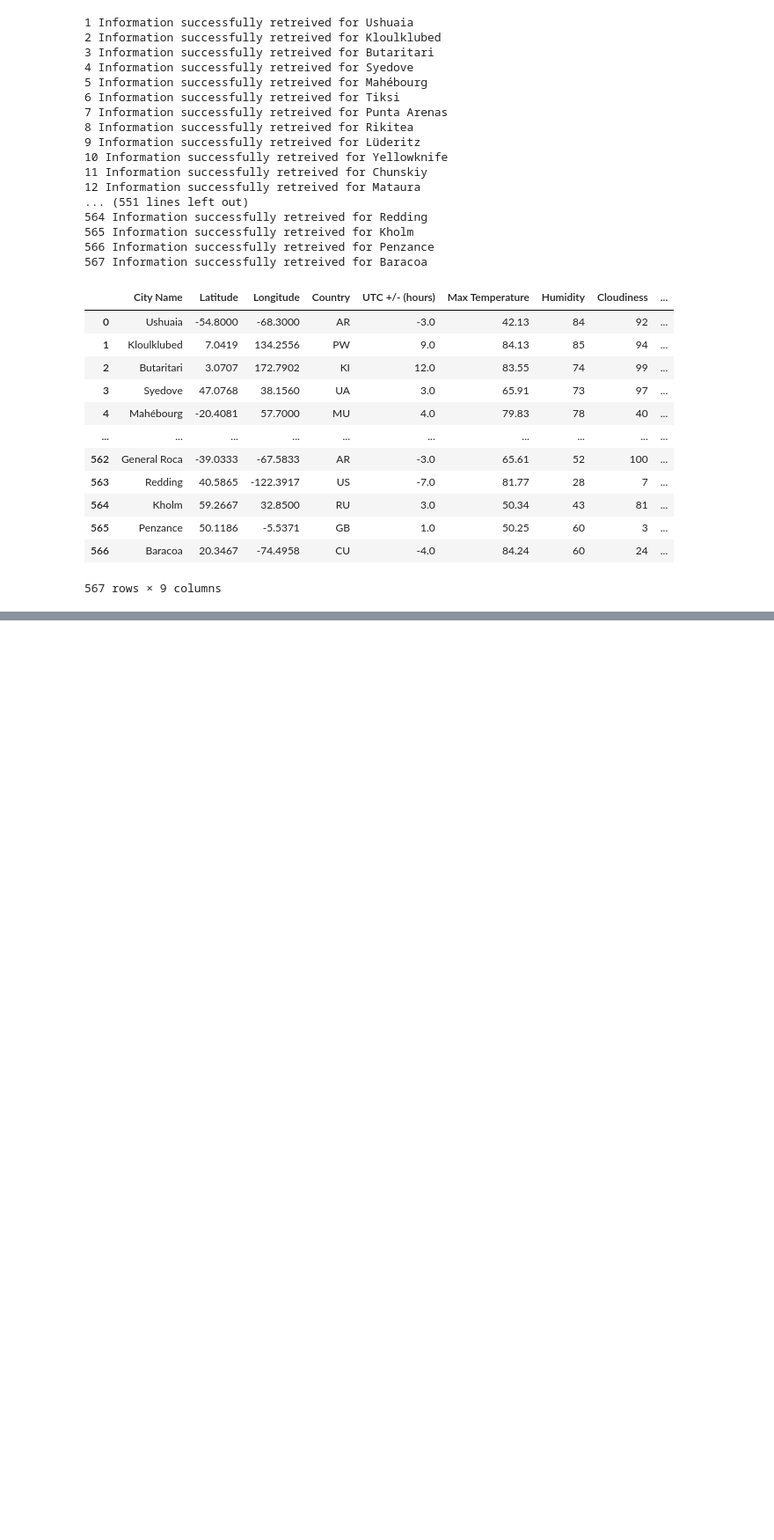
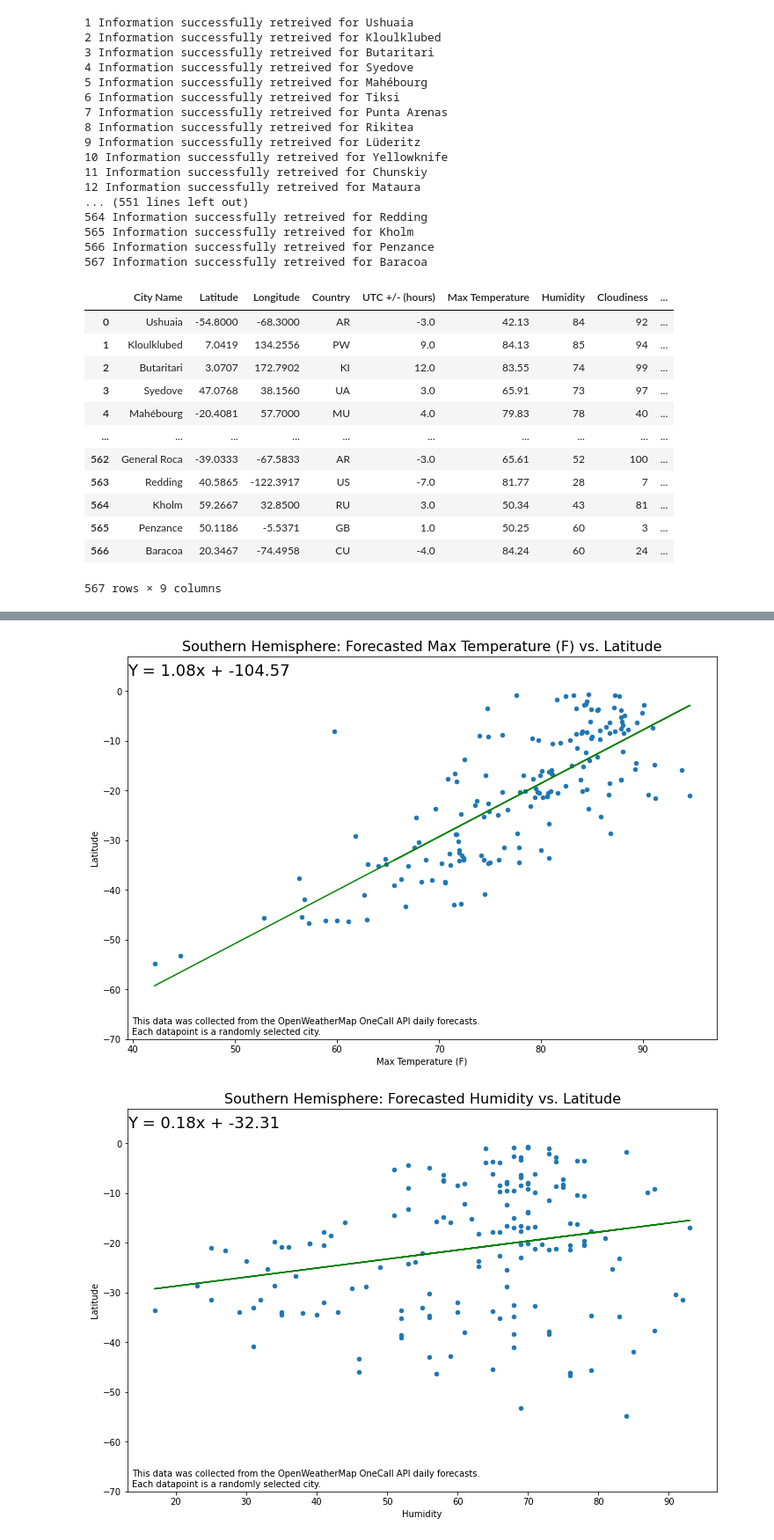
Before and after one commit to bakerv/API-Challenge, a Jupyter notebook: WeatherPy/main.ipynb, the cells around one changed output, grey strips where cells are left out. Shown: that part at 88% size. Saved outputs shown, nothing was run; the diff lists cells and outputs as text; code cells hidden in the pictures; blank space fills up the shorter version.

```diff
--- a/WeatherPy/main.ipynb
+++ b/WeatherPy/main.ipynb
@@ -259,6 +218,0 @@ northernhemisphere = citydata[citydata['Latitude']>0]
-# %%
-comparelist = ['Max Temperature','Humidity','Cloudiness','Wind Speed']
-for element in comparelist:
-    southernhemisphere.plot.scatter(element,"Latitude", figsize = (12,8),title=f'Correlation Between Forecasted {element} and Latitude')
-    print(f'''These visualization is exploring the relationship between {element} and latitude for randomly selected cities.
-          This data was collected from the OpenWeatherMap API.''')
@@ -278,6 +218,0 @@ These visualization is exploring the relationship between Wind Speed and latitud
-# %%
-comparelist = ['Max Temperature','Humidity','Cloudiness','Wind Speed']
-for element in comparelist:
-    northernhemisphere.plot.scatter(element,"Latitude", figsize = (12,8),title=f'Correlation Between Forecasted {element} and Latitude')
-    print(f'''These visualization is exploring the relationship between {element} and latitude for randomly selected cities.
-          This data was collected from the OpenWeatherMap API.''')
@@ -296,0 +219,27 @@ These visualization is exploring the relationship between Wind Speed and latitud
+# %%
+#Southern Hemisphere Visualizations
+
+#Create a loop to make all plots
+for element in comparelist:
+    #Generate the base plot
+    southernhemisphere.plot.scatter(element,"Latitude", figsize = (12,8),ylim = (-70,7))
+
+    # perform linear regression and plot the resulting equation
+    varaxis = southernhemisphere[f"{element}"]
+    (m,b,rvalue,pvalue,stderr) = st.linregress(varaxis,southernhemisphere["Latitude"])
+    linearfit = m * varaxis + b
+    plt.plot(varaxis,linearfit,'green')
+
+    #Improve the format of the visualization
+    regressioneq = "Y = " + str(round(m,2)) + "x + " + str(round(b,2))
+    plt.annotate(regressioneq,xy=(0,0.95),fontsize = 18,xycoords='axes fraction')
+    plt.title(f'Southern Hemisphere: Forecasted {element} vs. Latitude', fontsize =16)
+    plt.annotate(f'''This data was collected from the OpenWeatherMap OneCall API daily forecasts.
+Each datapoint is a randomly selected city.''',xy=(5,5),xycoords="axes pixels",fontsize = 10)
+
+    #Save to file
+    imagename = f"..\\Images\\SH_{element}vslat"
+    plt.savefig(imagename, format='png')
+# %% [output]
+[figure, added]
+[figure, added]
```
Also changed, not shown: parts of 17 cells of this notebook, 24 other files.
